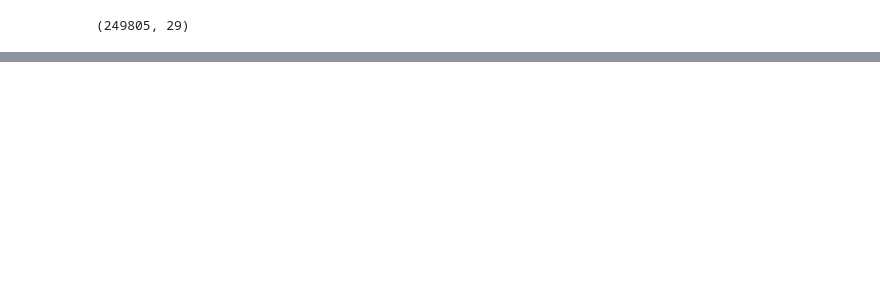
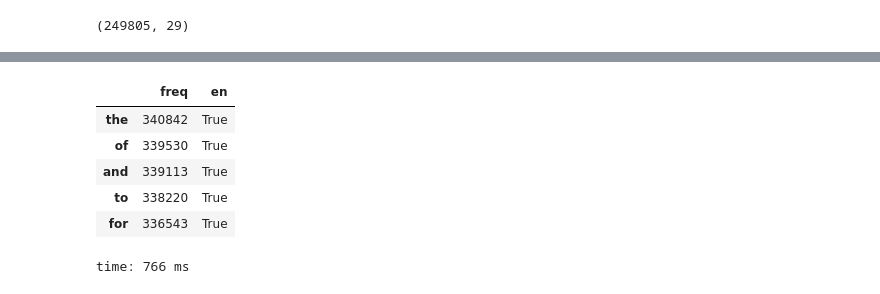
Before and after one commit to worldbank/wb-nlp-apps, a Jupyter notebook: notebooks/scrapers/wb_api_scraper_latest.ipynb, the cells around one changed output, grey strips where cells are left out. Cells and saved outputs as stored; diff of their text form; code cells hidden in the pictures; blank space fills up the shorter version.

```diff
--- a/notebooks/scrapers/wb_api_scraper_latest.ipynb
+++ b/notebooks/scrapers/wb_api_scraper_latest.ipynb
@@ -945,0 +909,21 @@ normalized_final_df.shape
+# %%
+word_use = Counter()
+word_doc = Counter()
+
+newline_dash = re.compile(r"(\S+)-\s+(\S+)")
+for ix, fpath in enumerate(corpus_dir.glob("*/EN_TXT_ORIG/*.txt")):
+
+    with open(fpath, "rb") as open_file:
+        text = open_file.read().decode("utf-8", errors="ignore")
+        text = newline_dash.sub(r"\1\2", text).lower()
+        doc_use = Counter(re.findall(r"[a-z]+", text))
+        for word in doc_use:
+            word_doc[word] += 1
+
+    word_use.update(doc_use)
+
+with open(corpus_dir / "en_corpus_word_use.dict.pickle", "wb") as open_file:
+    pickle.dump(word_use, open_file)
+
+with open(corpus_dir / "en_corpus_word_doc.dict.pickle", "wb") as open_file:
+    pickle.dump(word_doc, open_file)
@@ -945,0 +1101,12 @@ normalized_final_df.shape
+# %%
+top_100k = word_doc_df[word_doc_df >= 100].to_frame()
+top_100k["en"] = top_100k.index.map(en_dict.check)
+top_100k.head()
+# %% [output]
+|  | freq | en |
+| the | 340842 | True |
+| of | 339530 | True |
+| and | 339113 | True |
+| to | 338220 | True |
+| for | 336543 | True |
+time: 766 ms
```
Also changed, not shown: parts of 83 cells of this notebook, 1 other file.
